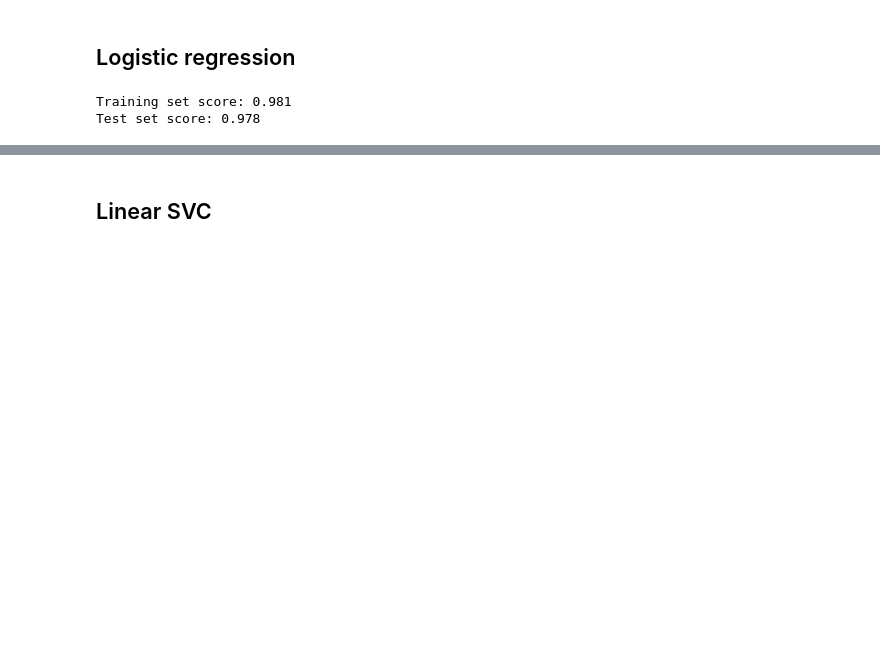
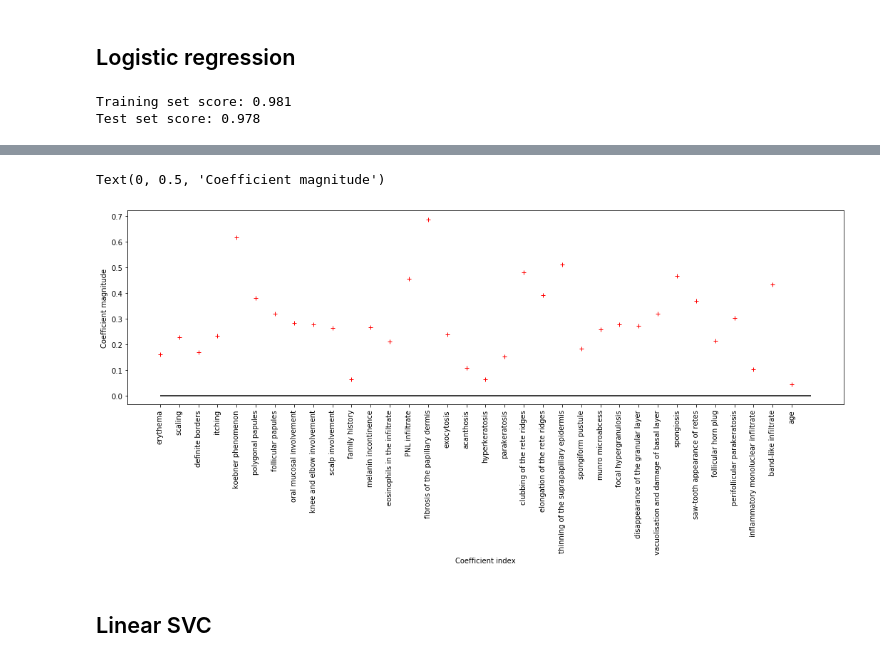
Before and after one commit to Rubas22/2021_pml_rubas, a Jupyter notebook: project/erythemato_squamous_analysis.ipynb, the cells around one changed output, grey strips where cells are left out. Drawn from its saved outputs; the diff is of its cells as text; code cells hidden in the pictures; blank space fills up the shorter version.

```diff
--- a/project/erythemato_squamous_analysis.ipynb
+++ b/project/erythemato_squamous_analysis.ipynb
@@ -57,3 +89,17 @@ Test set score: 0.978
+# %%
+max_fields=[]
+for feature in logreg.coef_.T:
+    max_fields.append(max(feature))
+
+plt.figure(figsize=(18, 5))
+plt.plot(max_fields, 'r+')
+plt.xticks(range(data.shape[1]-1), logreg.feature_names_in_, rotation=90)
+plt.hlines(0, 0, data.shape[1]-1)
+plt.xlabel("Coefficient index")
+plt.ylabel("Coefficient magnitude")
+# %% [output]
+Text(0, 0.5, 'Coefficient magnitude')
+[figure, added]
 # %% [markdown]
 ## Linear SVC
 # %%
```
Also changed, not shown: parts of 3 cells of this notebook.
